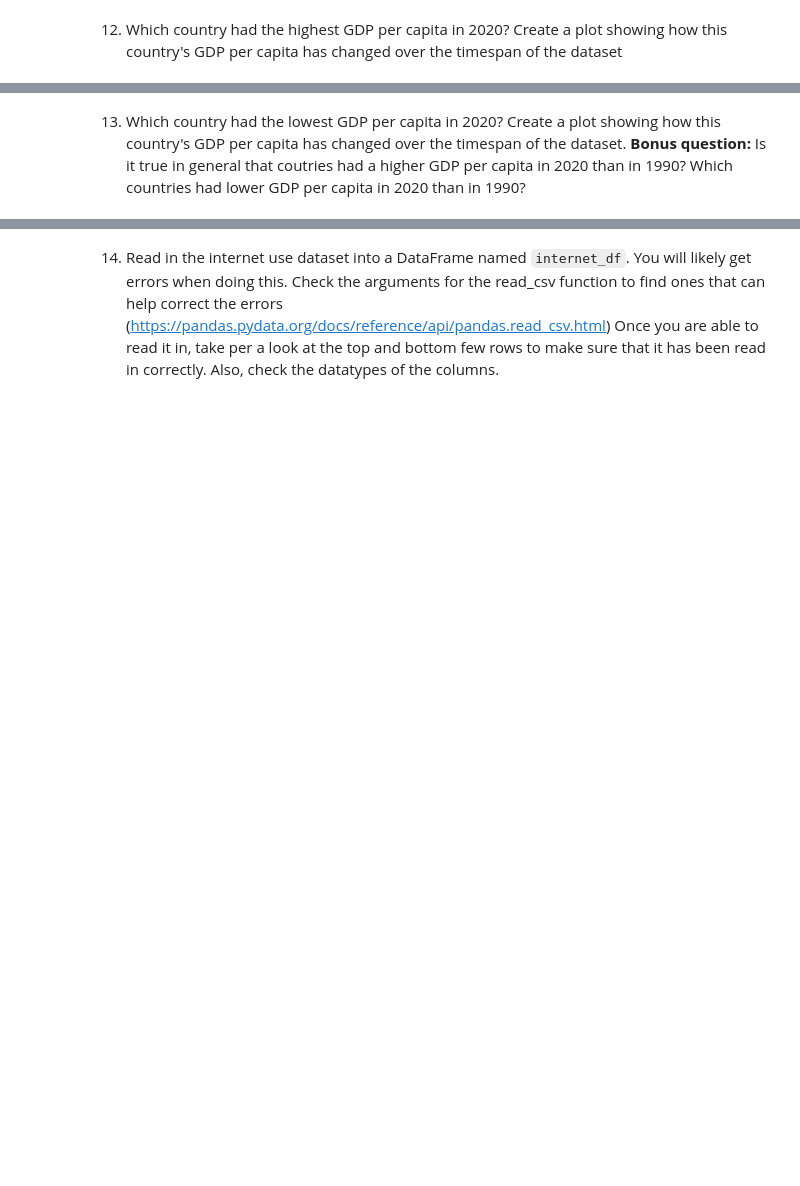
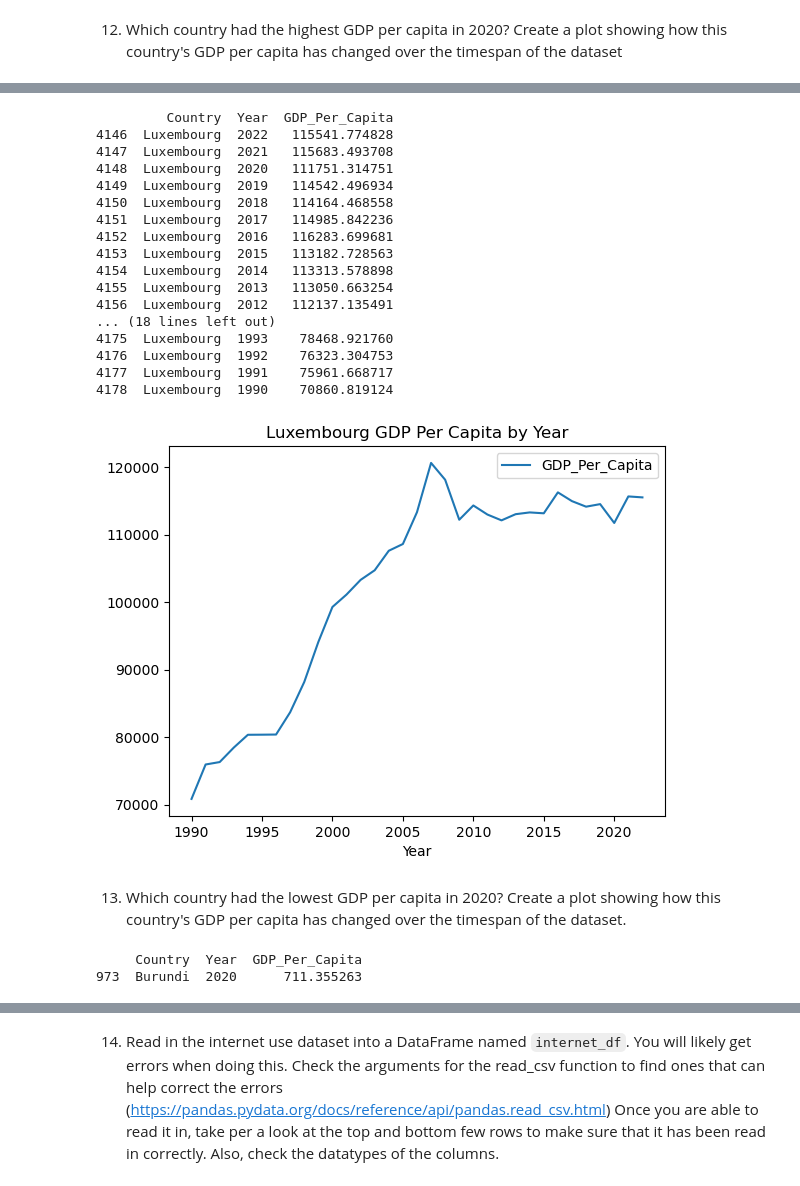
Before and after one commit to NSS-Data-Analytics-Cohort-10/gdp-and-internet-usage-emmydoore, a Jupyter notebook: notebooks/gdp-and-internet-usage.ipynb, the cells around one changed output, grey strips where cells are left out. Drawn from its saved outputs; the diff is of its cells as text; code cells hidden in the pictures; blank space fills up the shorter version.

```diff
--- a/notebooks/gdp-and-internet-usage.ipynb
+++ b/notebooks/gdp-and-internet-usage.ipynb
@@ -231,2 +253,34 @@ plt.title('GDP Per Capita by Decade')
+# %%
+lux_gdp=gdp_df[gdp_df['Country']=='Luxembourg']
+print(lux_gdp)
+lux_gdp.plot(x='Year',y='GDP_Per_Capita')
+plt.title('Luxembourg GDP Per Capita by Year')
+plt.ylabel('GDP Per Capita')
+plt.show()
+# %% [output]
+         Country  Year  GDP_Per_Capita
+4146  Luxembourg  2022   115541.774828
+4147  Luxembourg  2021   115683.493708
+4148  Luxembourg  2020   111751.314751
+4149  Luxembourg  2019   114542.496934
+4150  Luxembourg  2018   114164.468558
+4151  Luxembourg  2017   114985.842236
+4152  Luxembourg  2016   116283.699681
+4153  Luxembourg  2015   113182.728563
+4154  Luxembourg  2014   113313.578898
+4155  Luxembourg  2013   113050.663254
+4156  Luxembourg  2012   112137.135491
+... (18 lines left out)
+4175  Luxembourg  1993    78468.921760
+4176  Luxembourg  1992    76323.304753
+4177  Luxembourg  1991    75961.668717
+4178  Luxembourg  1990    70860.819124
+[figure, added]
 # %% [markdown]
-13. Which country had the lowest GDP per capita in 2020? Create a plot showing how this country's GDP per capita has changed over the timespan of the dataset. **Bonus question:** Is it true in general that coutries had a higher GDP per capita in 2020 than in 1990? Which countries had lower GDP per capita in 2020 than in 1990?
+13. Which country had the lowest GDP per capita in 2020? Create a plot showing how this country's GDP per capita has changed over the timespan of the dataset.
+# %%
+lowest_gdp_2020=gdp_2020.sort_values(['GDP_Per_Capita'],ascending=True).head(1)
+print(lowest_gdp_2020)
+# %% [output]
+     Country  Year  GDP_Per_Capita
+973  Burundi  2020      711.355263
```
Also changed, not shown: parts of 37 cells of this notebook.
